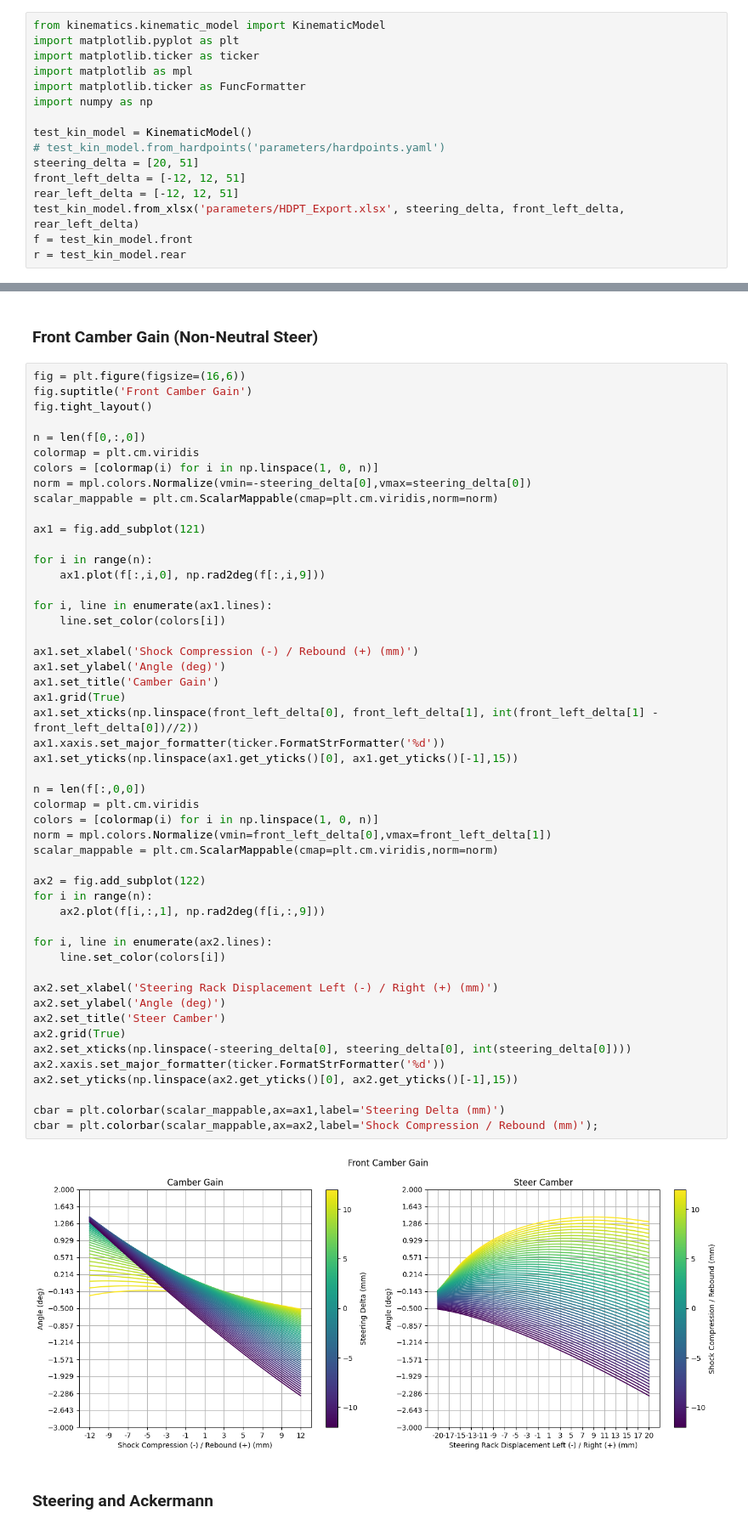
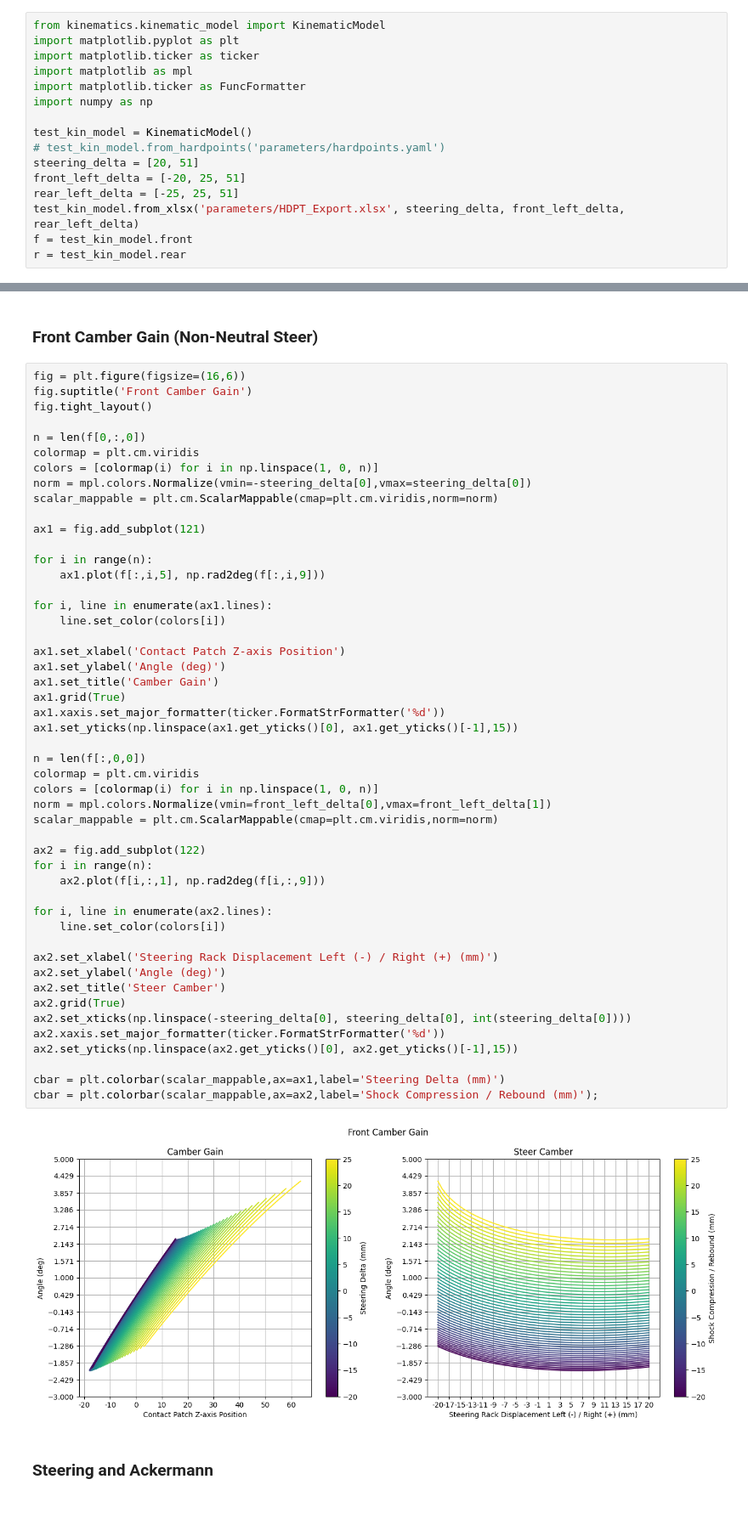
Before and after one commit to LHRIC/LapSim, a Jupyter notebook: kinematic_report.ipynb, the cells around one changed output, grey strips where cells are left out. Shown at 85% size. Cells and saved outputs as stored; diff of their text form.

Commit message:
camber gain wrt. contact patch

```diff
--- a/kinematic_report.ipynb
+++ b/kinematic_report.ipynb
@@ -16,8 +16,8 @@ import numpy as np
 test_kin_model = KinematicModel()
 # test_kin_model.from_hardpoints('parameters/hardpoints.yaml')
 steering_delta = [20, 51]
-front_left_delta = [-12, 12, 51]
-rear_left_delta = [-12, 12, 51]
+front_left_delta = [-20, 25, 51]
+rear_left_delta = [-25, 25, 51]
 test_kin_model.from_xlsx('parameters/HDPT_Export.xlsx', steering_delta, front_left_delta, rear_left_delta)
 f = test_kin_model.front
 r = test_kin_model.rear
@@ -113,44 +113,43 @@ scalar_mappable = plt.cm.ScalarMappable(cmap=plt.cm.viridis,norm=norm)
 ax1 = fig.add_subplot(121)
 
 for i in range(n):
-    ax1.plot(f[:,i,0], np.rad2deg(f[:,i,9]))
+    ax1.plot(f[:,i,5], np.rad2deg(f[:,i,9]))
 
 for i, line in enumerate(ax1.lines):
     line.set_color(colors[i])
 
-ax1.set_xlabel('Shock Compression (-) / Rebound (+) (mm)')
+ax1.set_xlabel('Contact Patch Z-axis Position')
 ax1.set_ylabel('Angle (deg)')
 ax1.set_title('Camber Gain')
 ax1.grid(True)
-ax1.set_xticks(np.linspace(front_left_delta[0], front_left_delta[1], int(front_left_delta[1] - front_left_delta[0])//2))
 ax1.xaxis.set_major_formatter(ticker.FormatStrFormatter('%d'))
 ax1.set_yticks(np.linspace(ax1.get_yticks()[0], ax1.get_yticks()[-1],15))
 
 n = len(f[:,0,0])
 colormap = plt.cm.viridis
 colors = [colormap(i) for i in np.linspace(1, 0, n)]
 norm = mpl.colors.Normalize(vmin=front_left_delta[0],vmax=front_left_delta[1])
 scalar_mappable = plt.cm.ScalarMappable(cmap=plt.cm.viridis,norm=norm)
 
 ax2 = fig.add_subplot(122)
 for i in range(n):
     ax2.plot(f[i,:,1], np.rad2deg(f[i,:,9]))
 
 for i, line in enumerate(ax2.lines):
     line.set_color(colors[i])
 
 ax2.set_xlabel('Steering Rack Displacement Left (-) / Right (+) (mm)')
 ax2.set_ylabel('Angle (deg)')
 ax2.set_title('Steer Camber')
 ax2.grid(True)
 ax2.set_xticks(np.linspace(-steering_delta[0], steering_delta[0], int(steering_delta[0])))
 ax2.xaxis.set_major_formatter(ticker.FormatStrFormatter('%d'))
 ax2.set_yticks(np.linspace(ax2.get_yticks()[0], ax2.get_yticks()[-1],15))
 
 cbar = plt.colorbar(scalar_mappable,ax=ax1,label='Steering Delta (mm)')
 cbar = plt.colorbar(scalar_mappable,ax=ax2,label='Shock Compression / Rebound (mm)');
 # %% [output]
-[figure, old version]
+[figure, new version]
 # %% [markdown]
 ### Steering and Ackermann
 # %%
```
Also changed, not shown: parts of 7 cells of this notebook, 4 other files.
